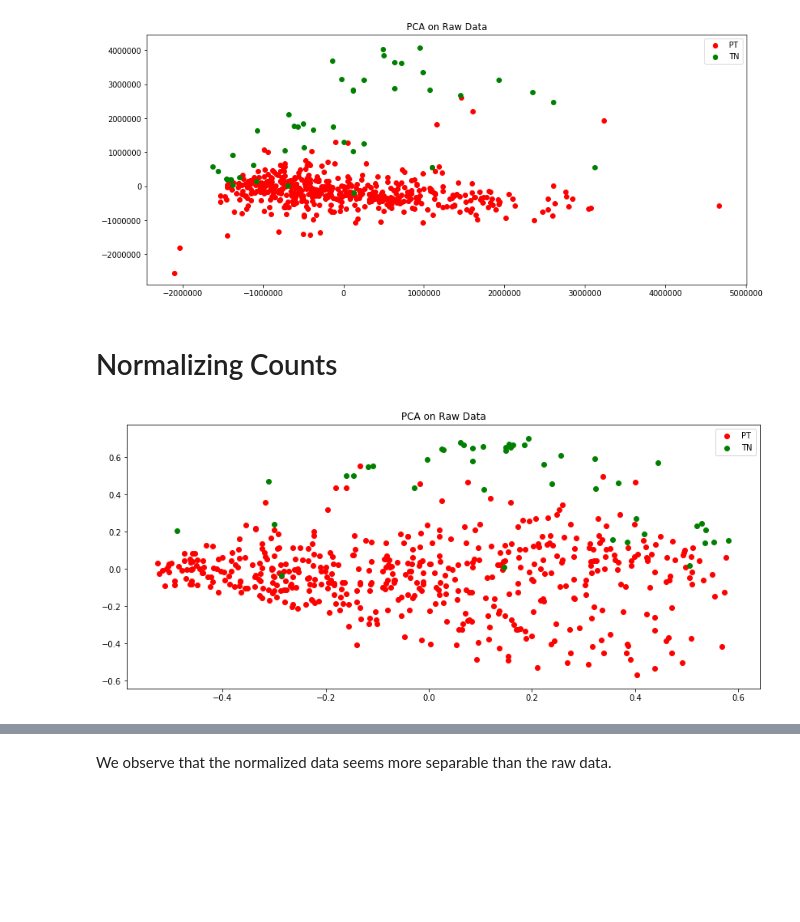
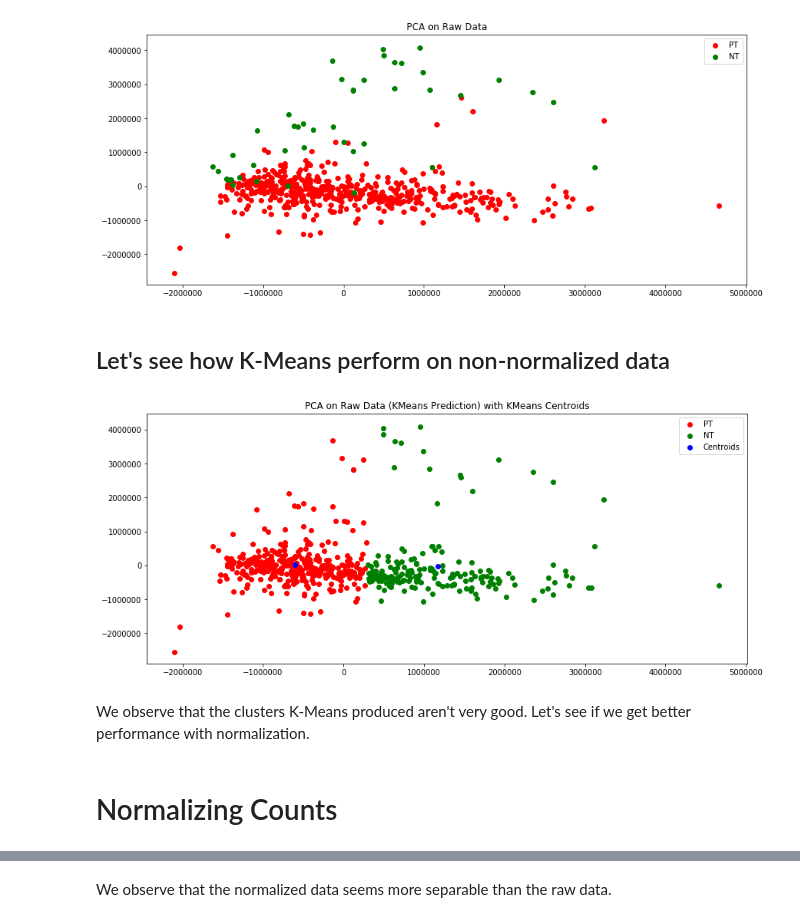
Before and after one commit to RuolinZheng08/cmsc33750-machine-learning-and-cancer, a Jupyter notebook: hw2/hw2.ipynb, the cells around one changed output, grey strips where cells are left out. Saved outputs shown, nothing was run; the diff lists cells and outputs as text; code cells hidden in the pictures; blank space fills up the shorter version.

Commit message:
Kmeans perform poorly

```diff
--- a/hw2/hw2.ipynb
+++ b/hw2/hw2.ipynb
@@ -130,12 +133,12 @@ We have 500 PT + 44 TN = 544 samples and 14349 - 1 = 14348 genes as features (th
 # produce X and y
 matrix = data.loc[:, data.columns != 'disease'].to_numpy()
 # 0 for PT and 1 for TN
-labels = data['disease'].astype('category').cat.codes
+int_labels = data['disease'].astype('category').cat.codes
 # %%
-def visualize_2d(X_2d, y, title):
-    target_ids = range(2)
+def visualize_2d(X_2d, y, labels, title):
+    target_ids = range(len(labels))
     fig = plt.figure(figsize=(14, 6))
-    for i, c, label in zip(target_ids, 'rgbcmykw', ['PT', 'TN']):
+    for i, c, label in zip(target_ids, 'rgbcmykw', labels):
         plt.scatter(X_2d[y == i, 0], X_2d[y == i, 1],
                    c=c, label=label)
     plt.legend()
@@ -147,4 +150,19 @@ visualize_2d(matrix_pca, labels, 'PCA on Raw Data')
 # %% [output]
 [figure]
+# %% [markdown]
+## Let's see how K-Means perform on non-normalized data
+# %%
+matrix_kmeans = KMeans(n_clusters=2, random_state=0).fit(matrix)
+matrix_kmeans_pca = PCA(n_components=2).fit_transform(
+    np.concatenate([matrix, matrix_kmeans.cluster_centers_]))
+
+visualize_2d(matrix_kmeans_pca,
+             np.concatenate([matrix_kmeans.labels_, [2, 2]]),
+             ['PT', 'NT', 'Centroids'],
+             'PCA on Raw Data (KMeans Prediction) with KMeans Centroids')
+# %% [output]
+[figure, added]
+# %% [markdown]
+We observe that the clusters K-Means produced aren't very good. Let's see if we get better performance with normalization.
 # %% [markdown]
 # Normalizing Counts
@@ -153,4 +168,0 @@ normalized = Normalizer().fit_transform(matrix)
-# %%
-visualize_2d(normalized, labels, PCA, 'PCA on Normalized Data')
-# %% [output]
-[figure, removed]
```
Also changed, not shown: parts of 15 cells of this notebook.
